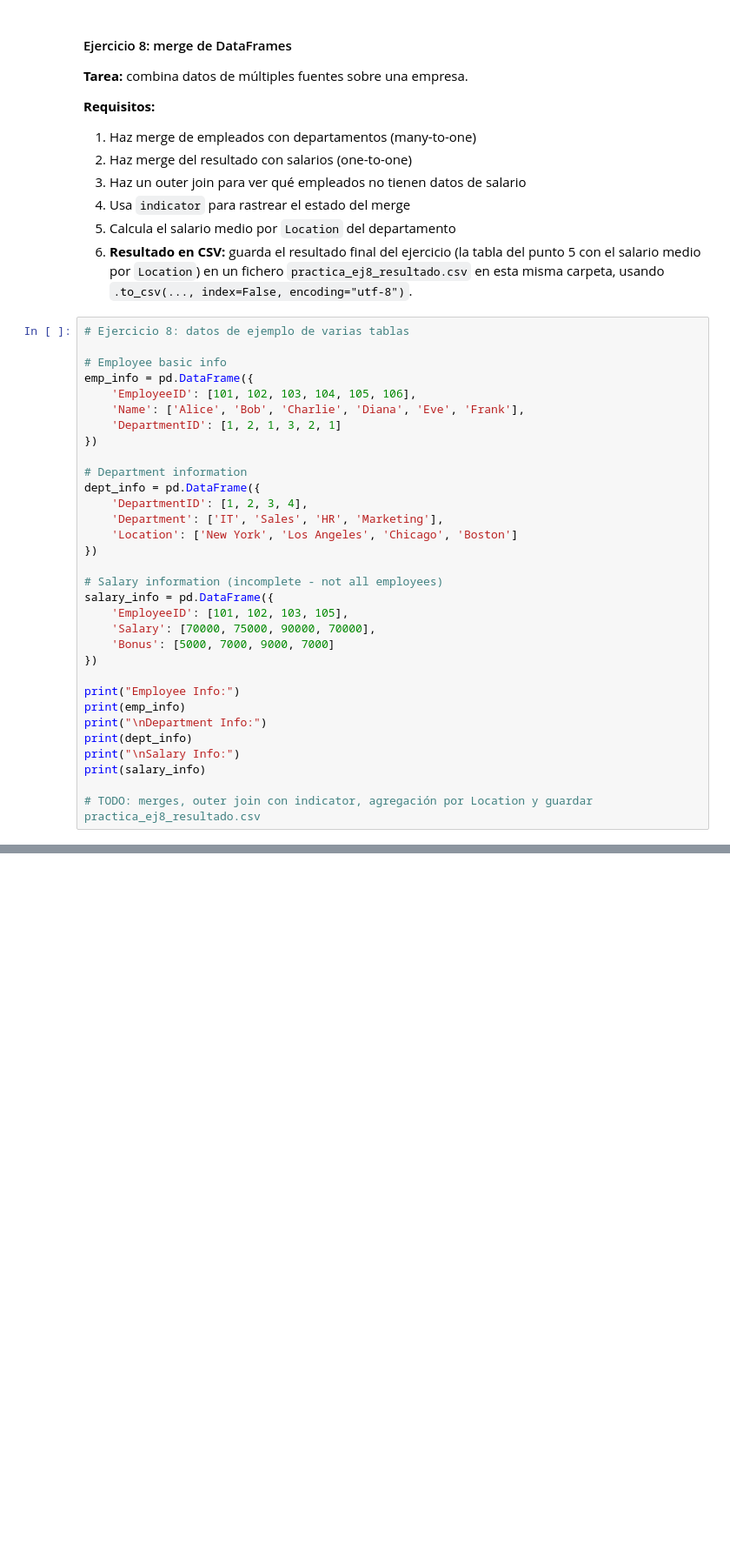
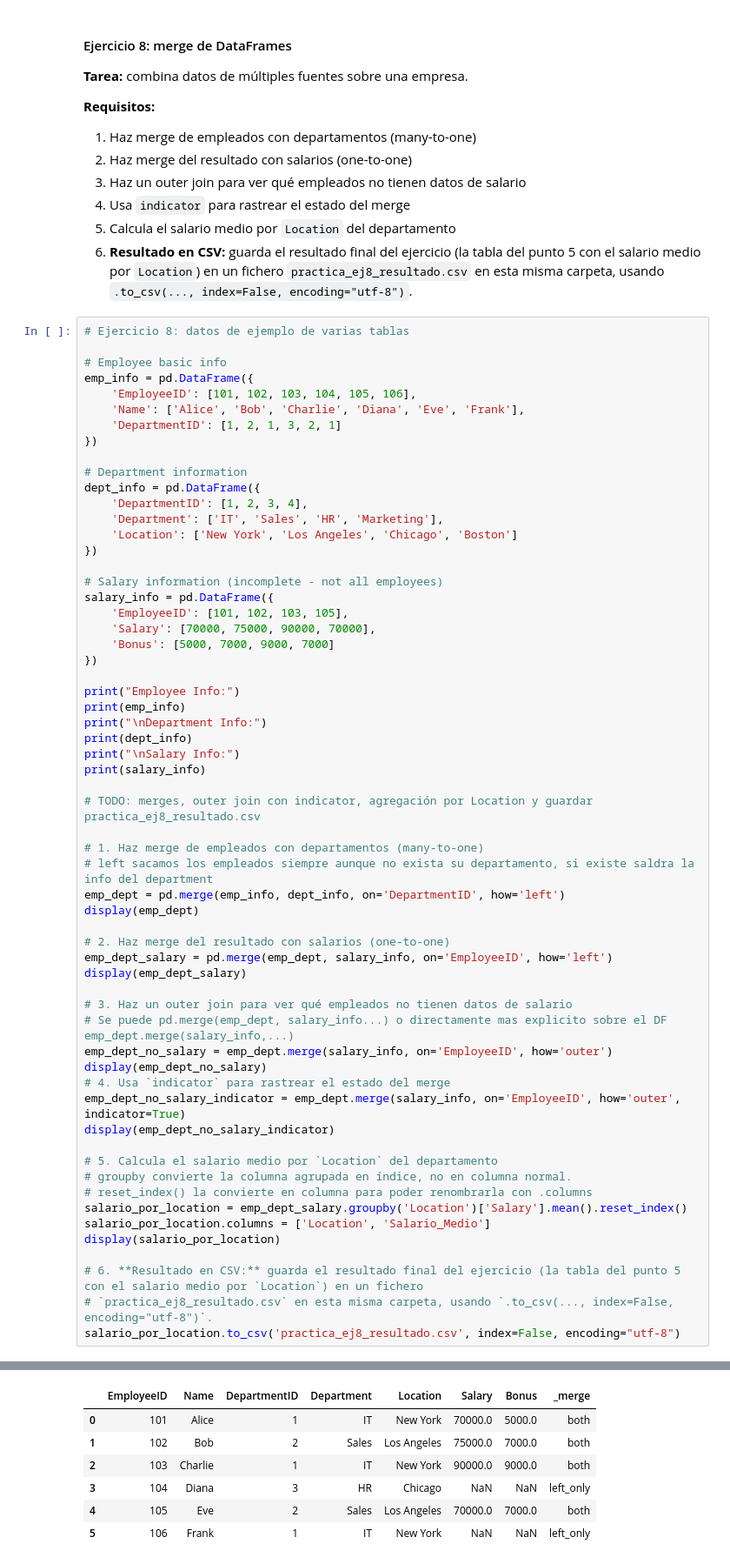
Before and after one commit to xFloki/Challenges_TheBridge, a Jupyter notebook: 02_Herramientas_Avanzadas/Sprint_03/Unidad_02_Pandas_lectura_escritura_ficheros/04_Practica_Obligatoria/Practica_Obligatoria_Pandas.ipynb, the cells around one changed output, grey strips where cells are left out. Shown at 87% size. Drawn from its saved outputs; the diff is of its cells as text; blank space fills up the shorter version.

Commit message:
Practica Spring_03 Unidad_02 (Pandas) FINALIZADA
- Ejercicio 8: merge de DataFrames
- Agregamos al commit el fichero output del ultimo ejercicio

```diff
--- a/02_Herramientas_Avanzadas/Sprint_03/Unidad_02_Pandas_lectura_escritura_ficheros/04_Practica_Obligatoria/Practica_Obligatoria_Pandas.ipynb
+++ b/02_Herramientas_Avanzadas/Sprint_03/Unidad_02_Pandas_lectura_escritura_ficheros/04_Practica_Obligatoria/Practica_Obligatoria_Pandas.ipynb
@@ -502,6 +502,34 @@ print("\nSalary Info:")
 print(salary_info)
 
 # TODO: merges, outer join con indicator, agregación por Location y guardar practica_ej8_resultado.csv
+
+# 1. Haz merge de empleados con departamentos (many-to-one)
+# left sacamos los empleados siempre aunque no exista su departamento, si existe saldra la info del department
+emp_dept = pd.merge(emp_info, dept_info, on='DepartmentID', how='left')
+display(emp_dept)
+
+# 2. Haz merge del resultado con salarios (one-to-one)
+emp_dept_salary = pd.merge(emp_dept, salary_info, on='EmployeeID', how='left')
+display(emp_dept_salary)
+
+# 3. Haz un outer join para ver qué empleados no tienen datos de salario
+# Se puede pd.merge(emp_dept, salary_info...) o directamente mas explicito sobre el DF emp_dept.merge(salary_info,...)
+emp_dept_no_salary = emp_dept.merge(salary_info, on='EmployeeID', how='outer')
+display(emp_dept_no_salary)
+# 4. Usa `indicator` para rastrear el estado del merge
+emp_dept_no_salary_indicator = emp_dept.merge(salary_info, on='EmployeeID', how='outer', indicator=True)
+display(emp_dept_no_salary_indicator)
+
+# 5. Calcula el salario medio por `Location` del departamento
+# groupby convierte la columna agrupada en índice, no en columna normal.
+# reset_index() la convierte en columna para poder renombrarla con .columns
+salario_por_location = emp_dept_salary.groupby('Location')['Salary'].mean().reset_index()
+salario_por_location.columns = ['Location', 'Salario_Medio']
+display(salario_por_location)
+
+# 6. **Resultado en CSV:** guarda el resultado final del ejercicio (la tabla del punto 5 con el salario medio por `Location`) en un fichero
+# `practica_ej8_resultado.csv` en esta misma carpeta, usando `.to_csv(..., index=False, encoding="utf-8")`.
+salario_por_location.to_csv('practica_ej8_resultado.csv', index=False, encoding="utf-8")
 # %% [output]
 Employee Info:
    EmployeeID     Name  DepartmentID
@@ -522,0 +572,7 @@ Department Info:
+|  | EmployeeID | Name | DepartmentID | Department | Location | Salary | Bonus | _merge |
+| 0 | 101 | Alice | 1 | IT | New York | 70000.0 | 5000.0 | both |
+| 1 | 102 | Bob | 2 | Sales | Los Angeles | 75000.0 | 7000.0 | both |
+| 2 | 103 | Charlie | 1 | IT | New York | 90000.0 | 9000.0 | both |
+| 3 | 104 | Diana | 3 | HR | Chicago | NaN | NaN | left_only |
+| 4 | 105 | Eve | 2 | Sales | Los Angeles | 70000.0 | 7000.0 | both |
+| 5 | 106 | Frank | 1 | IT | New York | NaN | NaN | left_only |
```
Also changed, not shown: parts of 1 cell of this notebook, 1 other file.
